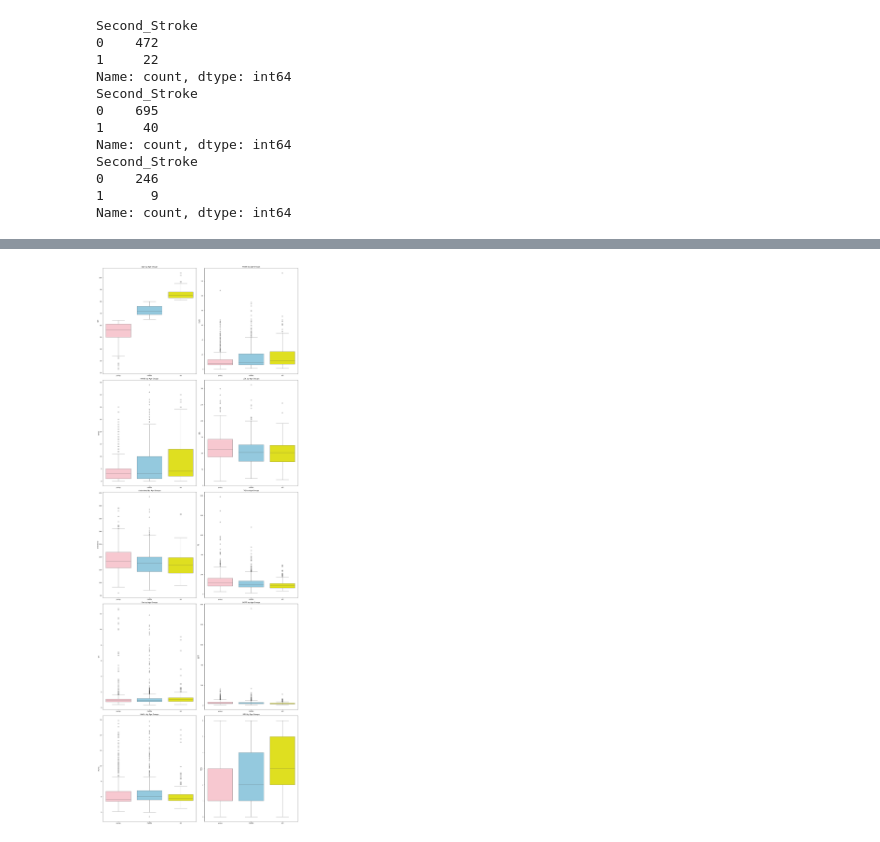
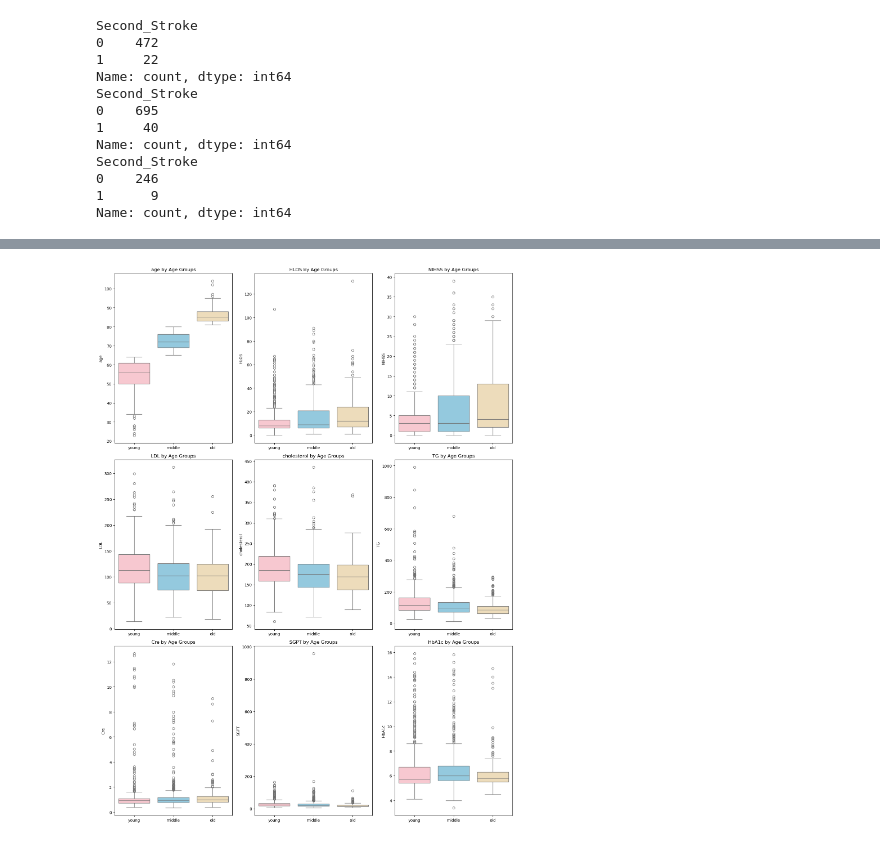
Before and after one commit to a0935210570602/Risk_Factor_Analysis_of_Obstructive-Sleep_Apnea, a Jupyter notebook: EDA/age_EDA.ipynb, the cells around one changed output, grey strips where cells are left out. Cells and saved outputs as stored; diff of their text form; code cells hidden in the pictures.

```diff
--- a/EDA/age_EDA.ipynb
+++ b/EDA/age_EDA.ipynb
@@ -7,13 +7,14 @@ import matplotlib.pyplot as plt
 import os
 os.chdir('./raw_data/')
 # %%
-# youngest_df = pd.read_excel('Stroke-cleared-with subgroup.xlsx', sheet_name='age<65')
-# middle_df = pd.read_excel('Stroke-cleared-with subgroup.xlsx', sheet_name='age65-80')
-# oldest_df = pd.read_excel('Stroke-cleared-with subgroup.xlsx', sheet_name='age>80')
+# age_below_65_df 林醫師給的那份裡面是空的，所以要用建蒼之前整理過放在 one drive 上的 data
+# age_below_65_df = pd.read_excel('Stroke-cleared-with subgroup.xlsx', sheet_name='age<65')
+age_between_65_80_df = pd.read_excel('Stroke-cleared-with subgroup.xlsx', sheet_name='age65-80')
+age_over_80_df = pd.read_excel('Stroke-cleared-with subgroup.xlsx', sheet_name='age>80')
 
 age_below_65_df = pd.read_csv('age_below_65.csv')
-age_between_65_80_df = pd.read_csv('age_between_65_80.csv')
-age_over_80_df = pd.read_csv('age_over_80.csv')
+# age_between_65_80_df = pd.read_csv('age_between_65_80.csv')
+# age_over_80_df = pd.read_csv('age_over_80.csv')
 # %%
 all_df = [age_below_65_df, age_between_65_80_df, age_over_80_df]
 for i in range(len(all_df)):
@@ -23,5 +24,5 @@ categorical_features = ['sex','tPA(0/1)','EVT(0/1)','HTN(0/1)','DM(0/1)','Dyslip
 # %%
-cont_features = ['age', 'HLOS', 'NIHSS', 'LDL', 'cholesterol', 'TG', 'Cre', 'SGPT', 'HbA1c', 'MRS']
+cont_features = ['age', 'HLOS', 'NIHSS', 'LDL', 'cholesterol', 'TG', 'Cre', 'SGPT', 'HbA1c']
 # %%
 label = 'Second_Stroke'
 # %%
@@ -124,15 +116,15 @@ df_combined = pd.concat([age_below_65_df, age_between_65_80_df, age_over_80_df])
 df_combined = df_combined.rename(columns={"LDL ": "LDL"})
 # %%
 features = cont_features
-fig, axes = plt.subplots(5, 2, figsize=(20, 55))
+fig, axes = plt.subplots(3, 3, figsize=(15, 20))
 
 for ax, feature in zip(axes.flatten(), features):
-    sns.boxplot(data=df_combined, x='age_group', y=feature, hue='age_group', palette=['pink', 'skyblue', 'yellow'], ax=ax)
+    sns.boxplot(data=df_combined, x='age_group', y=feature, hue='age_group', palette=['pink', 'skyblue', 'wheat'], ax=ax)
     ax.set_title(f'{feature} by Age Groups')
     ax.set_xlabel('')
     ax.set_ylabel(feature)
 
 plt.tight_layout()
 plt.show()
 # %% [output]
-[figure, old version]
+[figure, new version]
```
Also changed, not shown: parts of 22 cells of this notebook.
